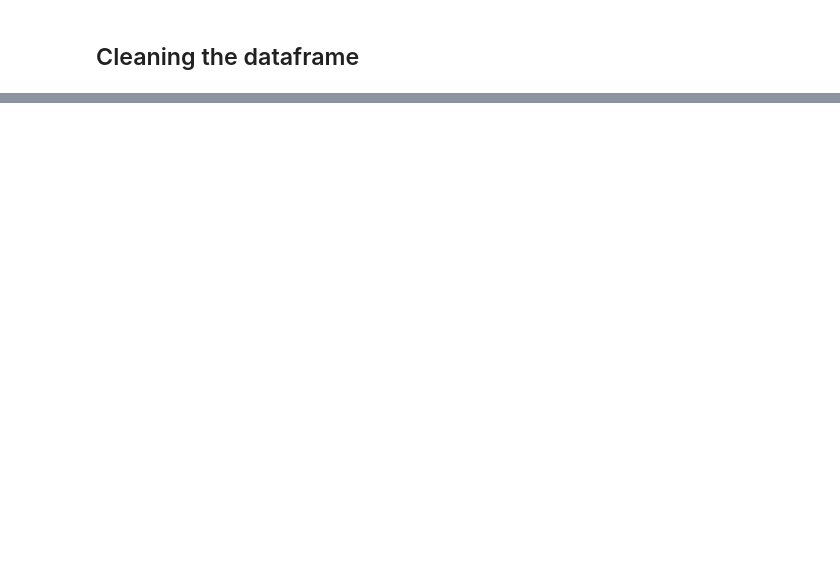
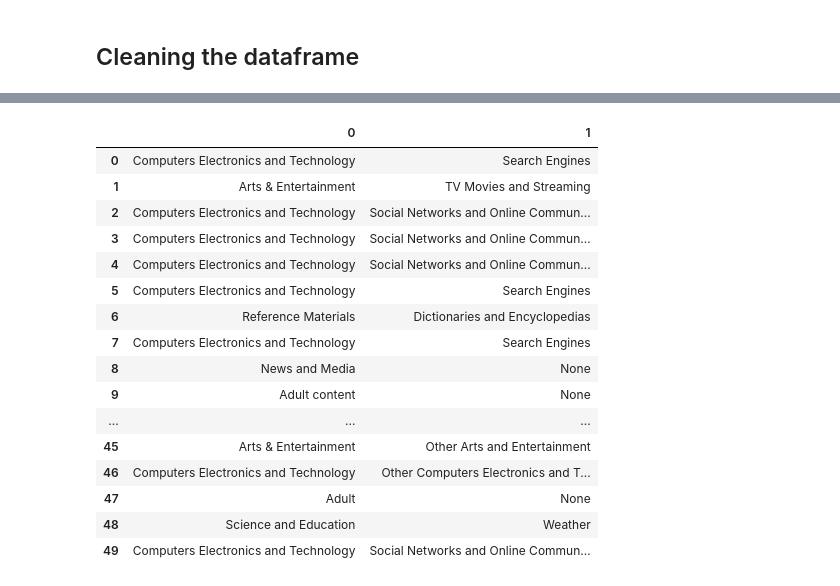
Before and after one commit to ayosamobitade/Web-Scraping-Projects, a Jupyter notebook: List Of Most Popular Websites.ipynb, the cells around one changed output, grey strips where cells are left out. Drawn from its saved outputs; the diff is of its cells as text; code cells hidden in the pictures; blank space fills up the shorter version.

Commit message:
popular website scapping from wikipedia

```diff
--- a/List Of Most Popular Websites.ipynb
+++ b/List Of Most Popular Websites.ipynb
@@ -68,7 +68,7 @@ df
 # %%
 # renaming the column for easy access
 
-df = df.rename(columns = {"Principal country/territory":"Country"})
+df = df.rename(columns = {'Similarweb top 50websites ranking(As of April 1, 2022[1]': "SimilarWeb Ranking", "Principal country/territory":"Country"})
 
 df
 # %% [output]
@@ -89,6 +89,25 @@ df
 | 47 | RealSRV | realsrv.com | 48 (2) | Adult | United States |
 | 48 | Weather | weather.com | 49 () | Science and Education > Weather | United States |
 | 49 | OK.ru | ok.ru | 50 (1) | Computers Electronics and Technol... | Russia |
-# %%
-df = df.rename(columns = {"Similarweb top 50websites ranking(As of April 1, 2022[1]":"ranking"})
-df
+# %%
+# splitting the category
+
+df['Category'].str.split(" > ", expand = True)
+# %% [output]
+|  | 0 | 1 |
+| 0 | Computers Electronics and Technology | Search Engines |
+| 1 | Arts & Entertainment | TV Movies and Streaming |
+| 2 | Computers Electronics and Technology | Social Networks and Online Commun... |
+| 3 | Computers Electronics and Technology | Social Networks and Online Commun... |
+| 4 | Computers Electronics and Technology | Social Networks and Online Commun... |
+| 5 | Computers Electronics and Technology | Search Engines |
+| 6 | Reference Materials | Dictionaries and Encyclopedias |
+| 7 | Computers Electronics and Technology | Search Engines |
+| 8 | News and Media | None |
+| 9 | Adult content | None |
+| ... | ... | ... |
+| 45 | Arts & Entertainment | Other Arts and Entertainment |
+| 46 | Computers Electronics and Technology | Other Computers Electronics and T... |
+| 47 | Adult | None |
+| 48 | Science and Education | Weather |
+| 49 | Computers Electronics and Technology | Social Networks and Online Commun... |
```
